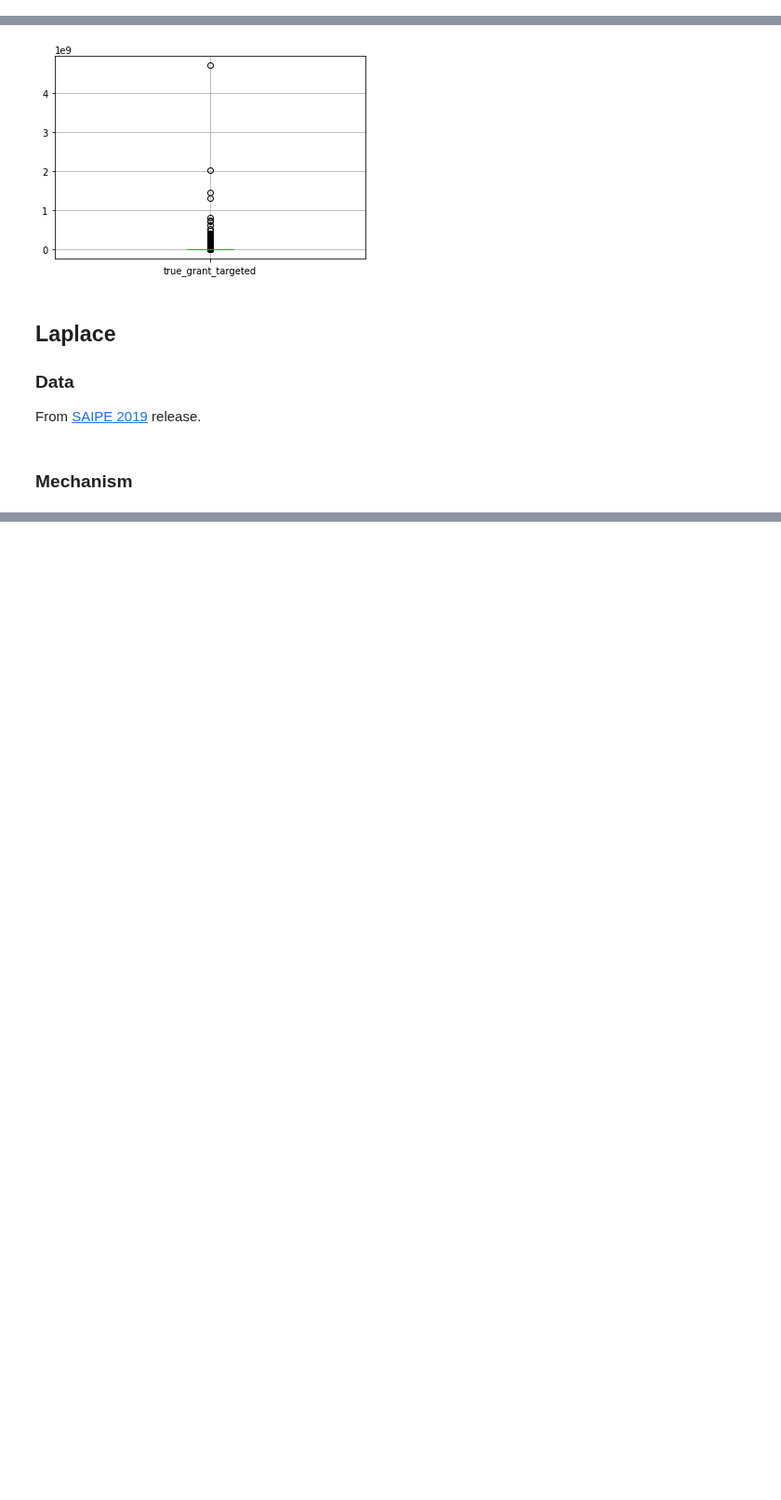
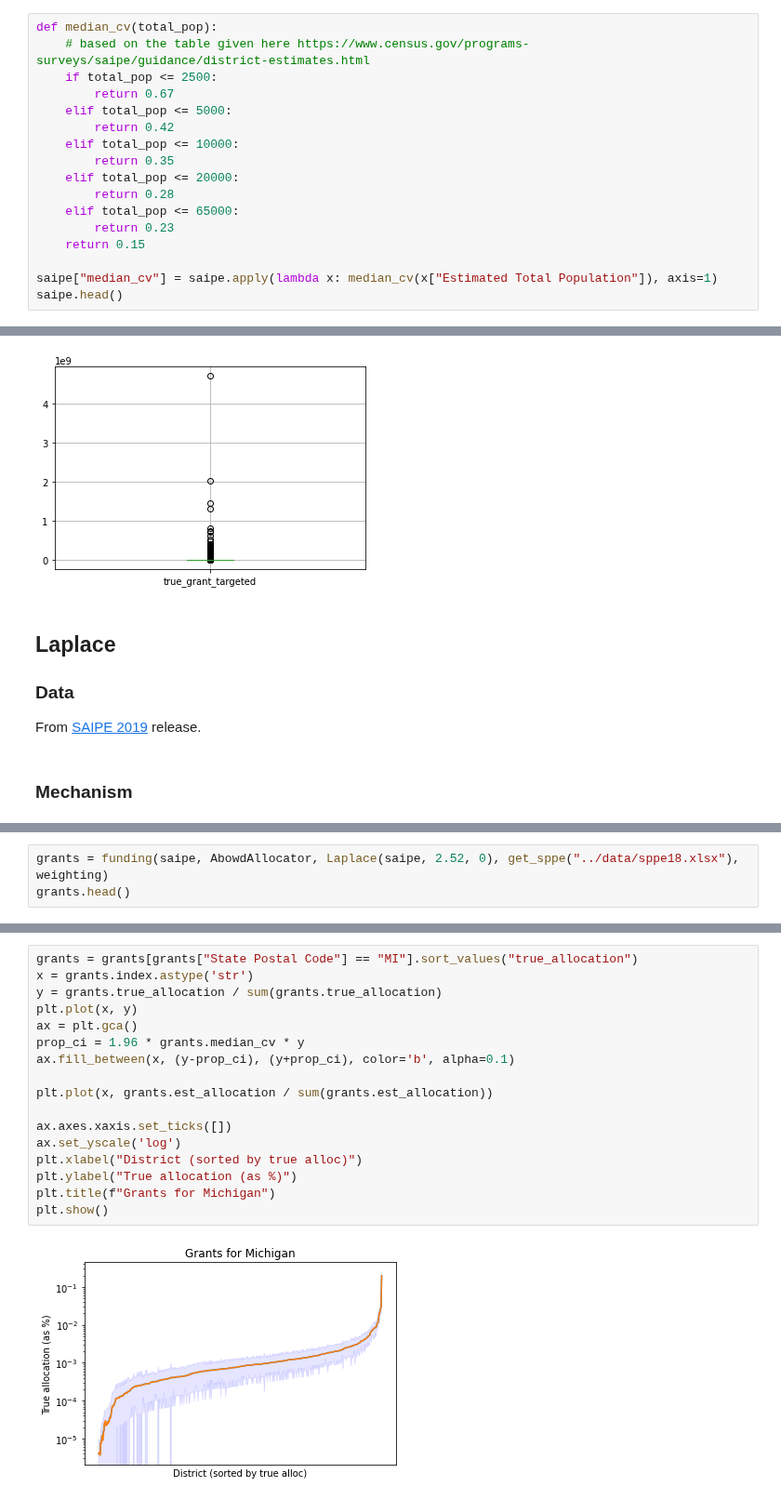
Before and after one commit to ryansteed/dp-policy, a Jupyter notebook: notebooks/titlei.ipynb, the cells around one changed output, grey strips where cells are left out. Shown at 93% size. Cells and saved outputs as stored; diff of their text form; blank space fills up the shorter version.

```diff
--- a/notebooks/titlei.ipynb
+++ b/notebooks/titlei.ipynb
@@ -45,0 +48,17 @@ saipe.head()
+# %%
+def median_cv(total_pop):
+    # based on the table given here https://www.census.gov/programs-surveys/saipe/guidance/district-estimates.html
+    if total_pop <= 2500:
+        return 0.67
+    elif total_pop <= 5000:
+        return 0.42
+    elif total_pop <= 10000:
+        return 0.35
+    elif total_pop <= 20000:
+        return 0.28
+    elif total_pop <= 65000:
+        return 0.23
+    return 0.15
+
+saipe["median_cv"] = saipe.apply(lambda x: median_cv(x["Estimated Total Population"]), axis=1)
+saipe.head()
@@ -350,0 +456,3 @@ Total true alloc: 66729811774.698265
+# %%
+grants = funding(saipe, AbowdAllocator, Laplace(saipe, 2.52, 0), get_sppe("../data/sppe18.xlsx"), weighting)
+grants.head()
@@ -350,0 +467,19 @@ Total true alloc: 66729811774.698265
+# %%
+grants = grants[grants["State Postal Code"] == "MI"].sort_values("true_allocation")
+x = grants.index.astype('str')
+y = grants.true_allocation / sum(grants.true_allocation)
+plt.plot(x, y)
+ax = plt.gca()
+prop_ci = 1.96 * grants.median_cv * y
+ax.fill_between(x, (y-prop_ci), (y+prop_ci), color='b', alpha=0.1)
+
+plt.plot(x, grants.est_allocation / sum(grants.est_allocation))
+
+ax.axes.xaxis.set_ticks([])
+ax.set_yscale('log')
+plt.xlabel("District (sorted by true alloc)")
+plt.ylabel("True allocation (as %)")
+plt.title(f"Grants for Michigan")
+plt.show()
+# %% [output]
+[figure, added]
```
Also changed, not shown: parts of 24 cells of this notebook, 1 other file.
